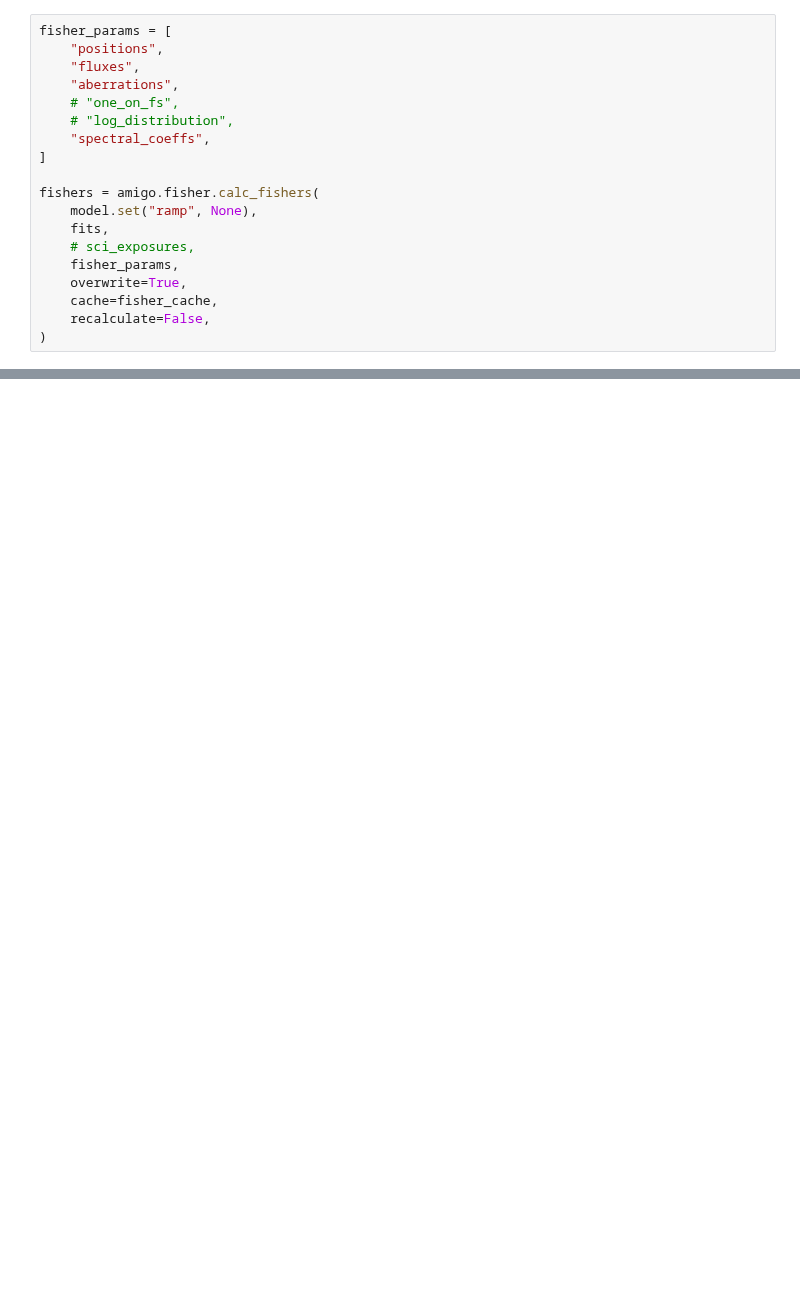
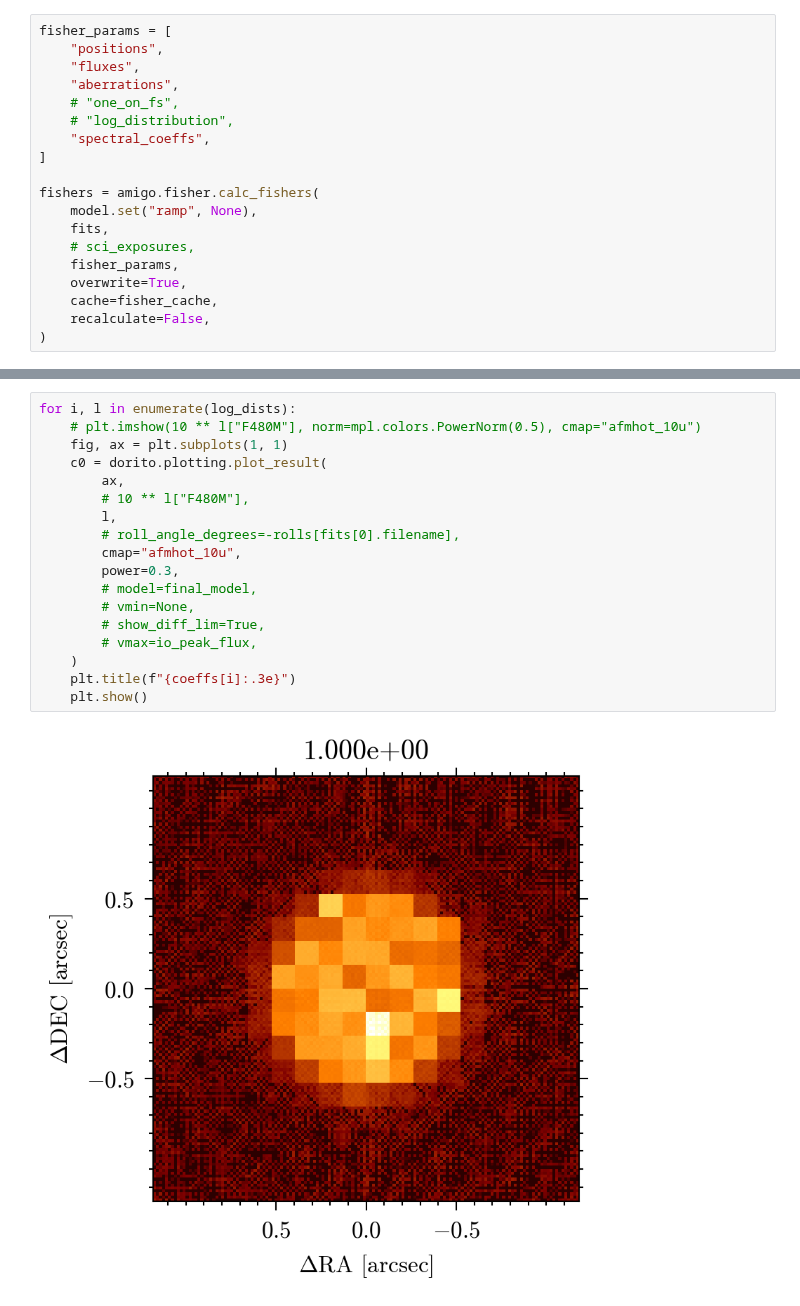
Before and after one commit to maxecharles/dorito_notebooks, a Jupyter notebook: io_wavelets.ipynb, the cells around one changed output, grey strips where cells are left out. Cells and saved outputs as stored; diff of their text form; blank space fills up the shorter version.

```diff
--- a/io_wavelets.ipynb
+++ b/io_wavelets.ipynb
@@ -443,0 +636,20 @@ y = coeffs[1:]
+# %%
+for i, l in enumerate(log_dists):
+    # plt.imshow(10 ** l["F480M"], norm=mpl.colors.PowerNorm(0.5), cmap="afmhot_10u")
+    fig, ax = plt.subplots(1, 1)
+    c0 = dorito.plotting.plot_result(
+        ax,
+        # 10 ** l["F480M"],
+        l,
+        # roll_angle_degrees=-rolls[fits[0].filename],
+        cmap="afmhot_10u",
+        power=0.3,
+        # model=final_model,
+        # vmin=None,
+        # show_diff_lim=True,
+        # vmax=io_peak_flux,
+    )
+    plt.title(f"{coeffs[i]:.3e}")
+    plt.show()
+# %% [output]
+[figure, added]
```
Also changed, not shown: parts of 15 cells of this notebook.
